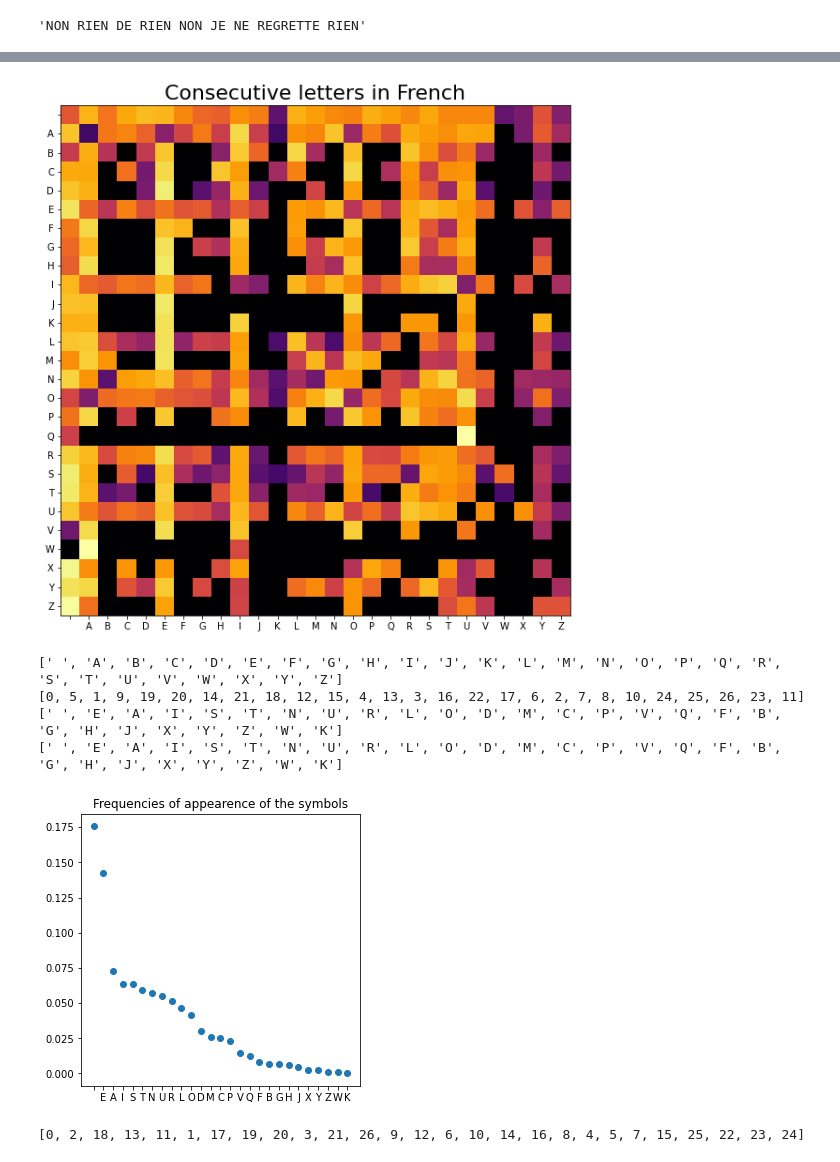
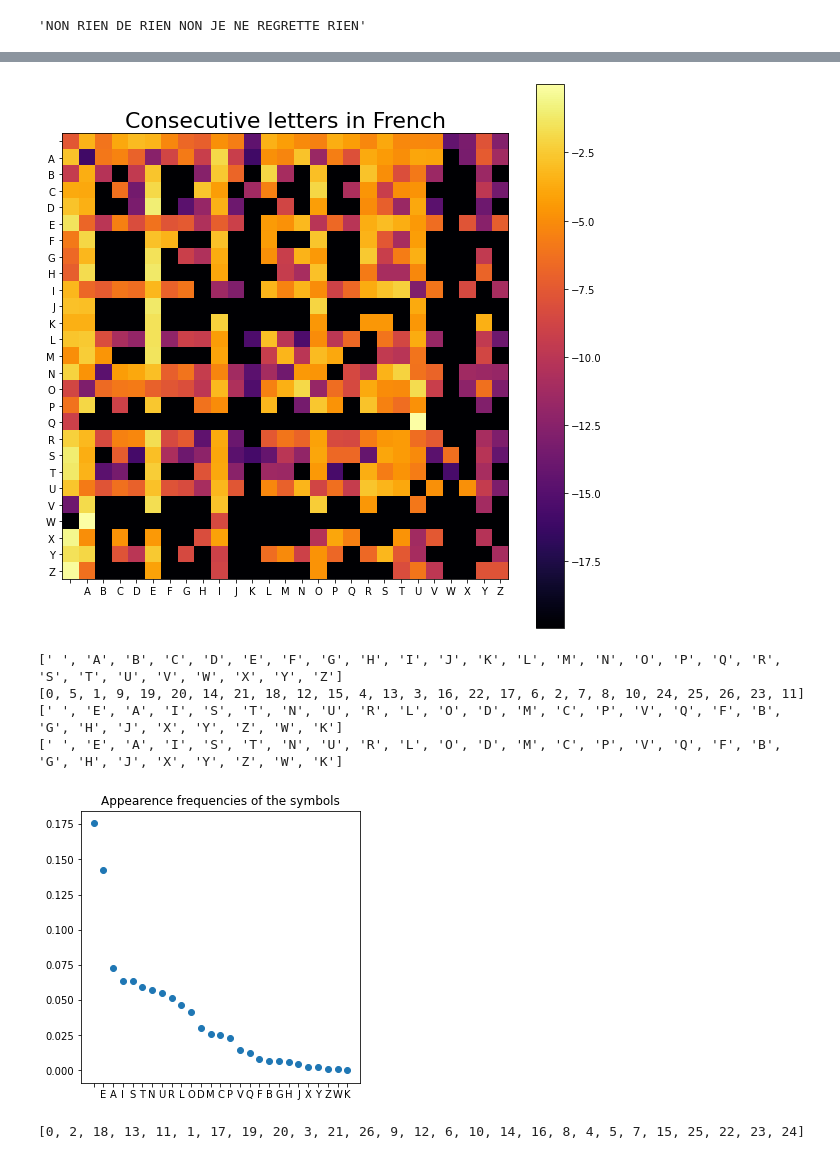
Before and after one commit to simonqueric/decipher_with_MCMC, a Jupyter notebook: cipher_decipher.ipynb, the cells around one changed output, grey strips where cells are left out. Cells and saved outputs as stored; diff of their text form; code cells hidden in the pictures.

```diff
--- a/cipher_decipher.ipynb
+++ b/cipher_decipher.ipynb
@@ -131,15 +134,15 @@ elif LANGUAGE=='en':
 # %%
 log_bigrams = np.log2(bigrams + EPS)
 
 fig, ax = plt.subplots(figsize=(10,10))
 plt.imshow(log_bigrams, interpolation="nearest", cmap='inferno')
 ax.xaxis.set_ticks(list(range(NB_SYMB)), labels = [int_to_char(i) for i in range(NB_SYMB)])
 ax.yaxis.set_ticks(list(range(NB_SYMB)), labels = [int_to_char(i) for i in range(NB_SYMB)])
 plt.title("Consecutive letters in {}".format("French" if LANGUAGE=='fr' else "English"), fontsize=22)
-#plt.colorbar()
+plt.colorbar()
 plt.show()
 # %% [output]
-[figure, old version]
+[figure, new version]
 # %%
 x = list(freq.keys())
 print(x)
@@ -156,14 +159,14 @@ print(freq_fr)
 fig, ax = plt.subplots(figsize=(5,5))
 ax.xaxis.set_ticks(list(range(NB_SYMB)), labels = x)
 plt.plot(y, 'o')
-plt.title("Frequencies of appearence of the symbols")
+plt.title("Appearence frequencies of the symbols")
 plt.show()
 # %% [output]
 [' ', 'A', 'B', 'C', 'D', 'E', 'F', 'G', 'H', 'I', 'J', 'K', 'L', 'M', 'N', 'O', 'P', 'Q', 'R', 'S', 'T', 'U', 'V', 'W', 'X', 'Y', 'Z']
 [0, 5, 1, 9, 19, 20, 14, 21, 18, 12, 15, 4, 13, 3, 16, 22, 17, 6, 2, 7, 8, 10, 24, 25, 26, 23, 11]
 [' ', 'E', 'A', 'I', 'S', 'T', 'N', 'U', 'R', 'L', 'O', 'D', 'M', 'C', 'P', 'V', 'Q', 'F', 'B', 'G', 'H', 'J', 'X', 'Y', 'Z', 'W', 'K']
 [' ', 'E', 'A', 'I', 'S', 'T', 'N', 'U', 'R', 'L', 'O', 'D', 'M', 'C', 'P', 'V', 'Q', 'F', 'B', 'G', 'H', 'J', 'X', 'Y', 'Z', 'W', 'K']
-[figure, old version]
+[figure, new version]
 # %%
 def invert(permutation) :
     n = len(permutation)
```
Also changed, not shown: parts of 19 cells of this notebook.
